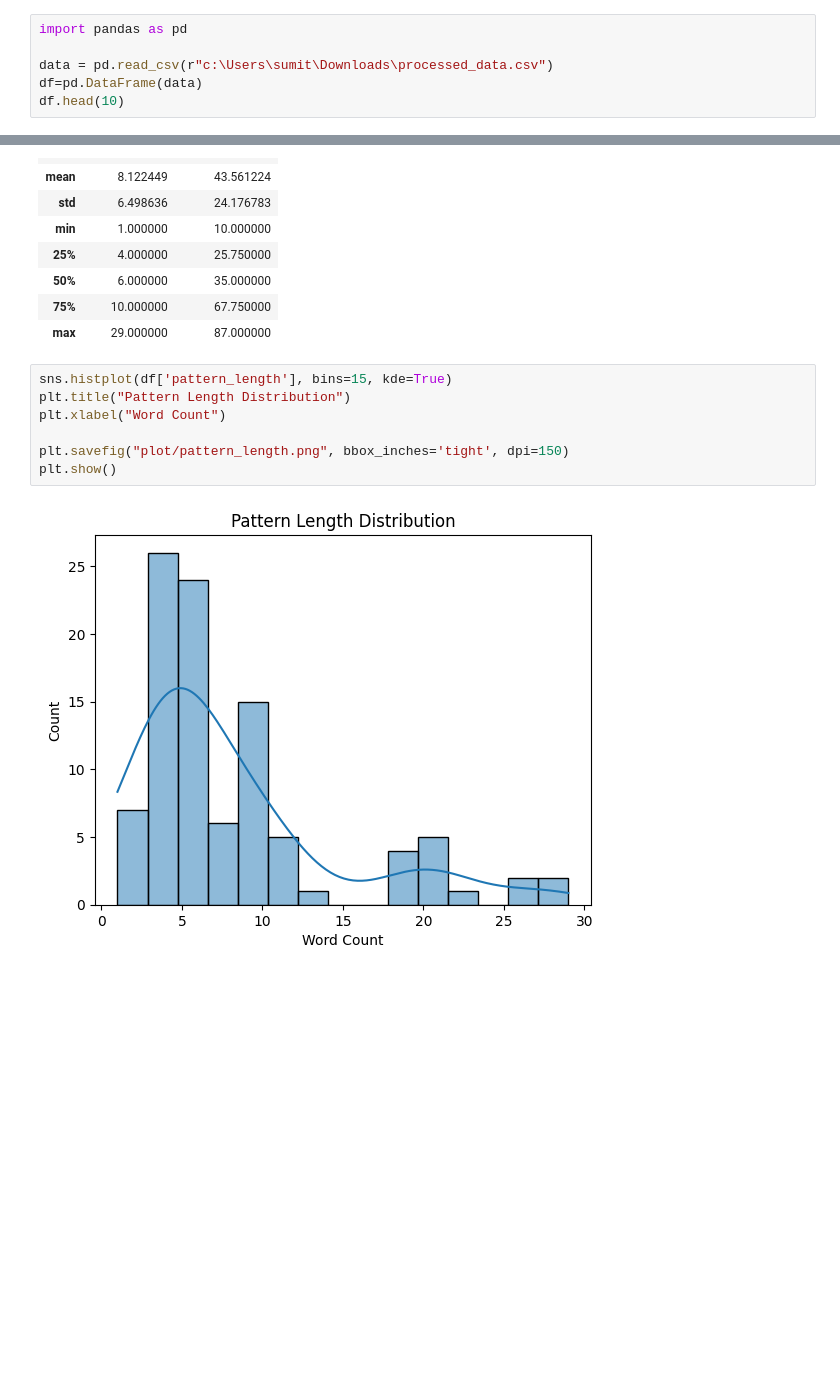
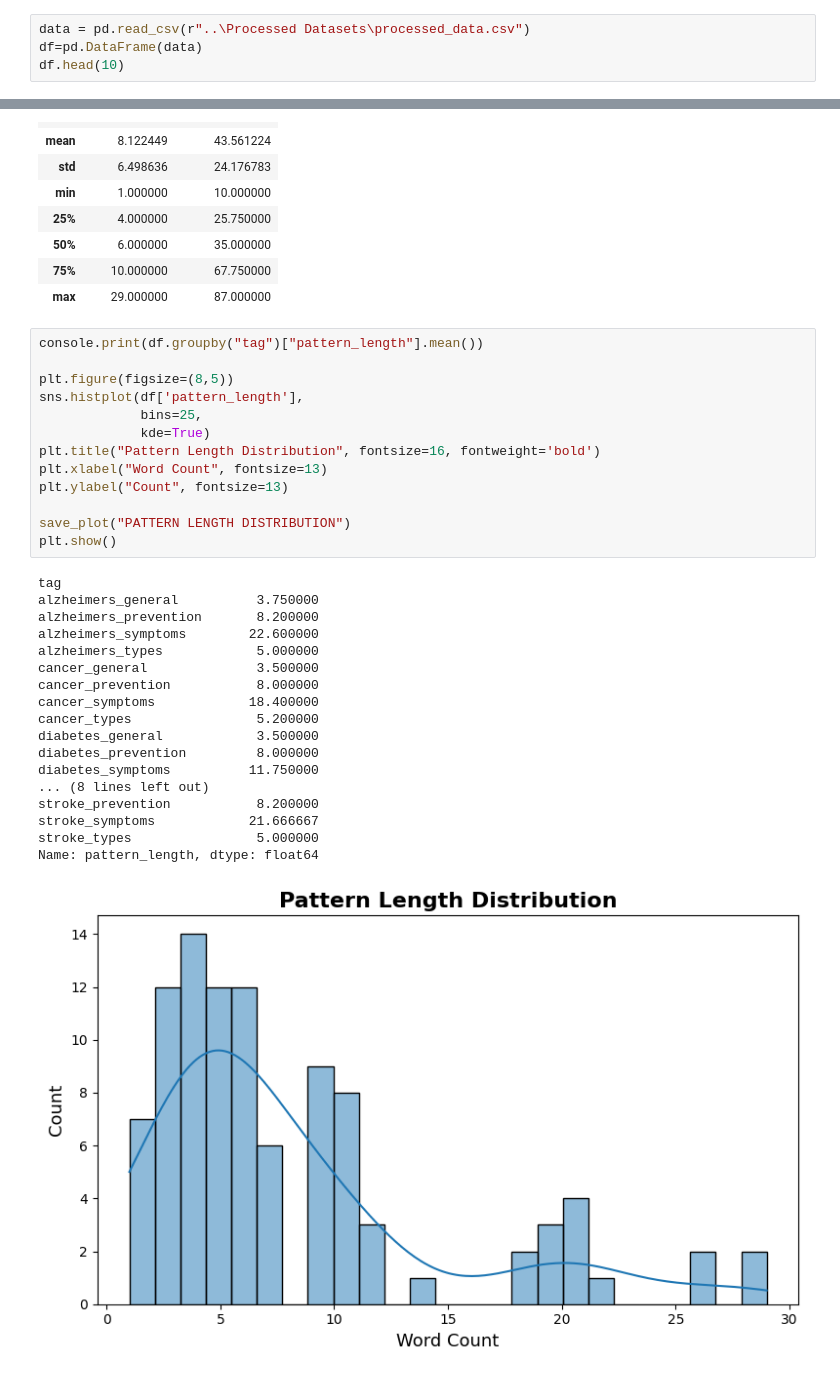
Before and after one commit to Yuvaraj-Dey-2006/SymptoSense-AI, a Jupyter notebook: EDA/EDA.ipynb, the cells around one changed output, grey strips where cells are left out. Drawn from its saved outputs; the diff is of its cells as text; blank space fills up the shorter version.

```diff
--- a/EDA/EDA.ipynb
+++ b/EDA/EDA.ipynb
@@ -10,7 +42,5 @@ import seaborn as sns
 # %%
-import pandas as pd
-
-data = pd.read_csv(r"c:\Users\sumit\Downloads\processed_data.csv")
+data = pd.read_csv(r"..\Processed Datasets\processed_data.csv")
 df=pd.DataFrame(data)
 df.head(10)
 # %% [output]
@@ -96,12 +168,35 @@ df[['pattern_length', 'response_length']].describe()
 | 75% | 10.000000 | 67.750000 |
 | max | 29.000000 | 87.000000 |
 # %%
-sns.histplot(df['pattern_length'], bins=15, kde=True)
-plt.title("Pattern Length Distribution")
-plt.xlabel("Word Count")
+console.print(df.groupby("tag")["pattern_length"].mean())
 
-plt.savefig("plot/pattern_length.png", bbox_inches='tight', dpi=150)
+plt.figure(figsize=(8,5))
+sns.histplot(df['pattern_length'],
+             bins=25,
+             kde=True)
+plt.title("Pattern Length Distribution", fontsize=16, fontweight='bold')
+plt.xlabel("Word Count", fontsize=13)
+plt.ylabel("Count", fontsize=13)
+
+save_plot("PATTERN LENGTH DISTRIBUTION")
 plt.show()
 # %% [output]
+tag
+alzheimers_general          3.750000
+alzheimers_prevention       8.200000
+alzheimers_symptoms        22.600000
+alzheimers_types            5.000000
+cancer_general              3.500000
+cancer_prevention           8.000000
+cancer_symptoms            18.400000
+cancer_types                5.200000
+diabetes_general            3.500000
+diabetes_prevention         8.000000
+diabetes_symptoms          11.750000
+... (8 lines left out)
+stroke_prevention           8.200000
+stroke_symptoms            21.666667
+stroke_types                5.000000
+Name: pattern_length, dtype: float64
-[figure, old version]
+[figure, new version]
 # %%
```
Also changed, not shown: parts of 18 cells of this notebook, 8 other files.
